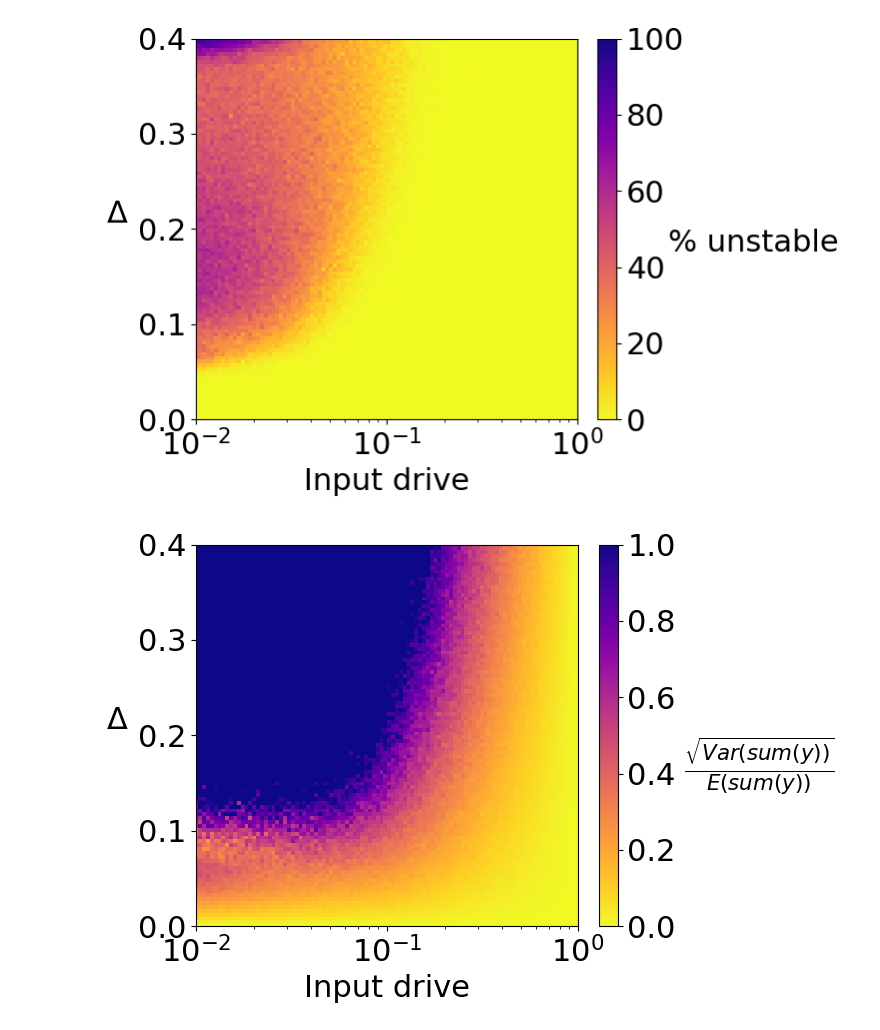
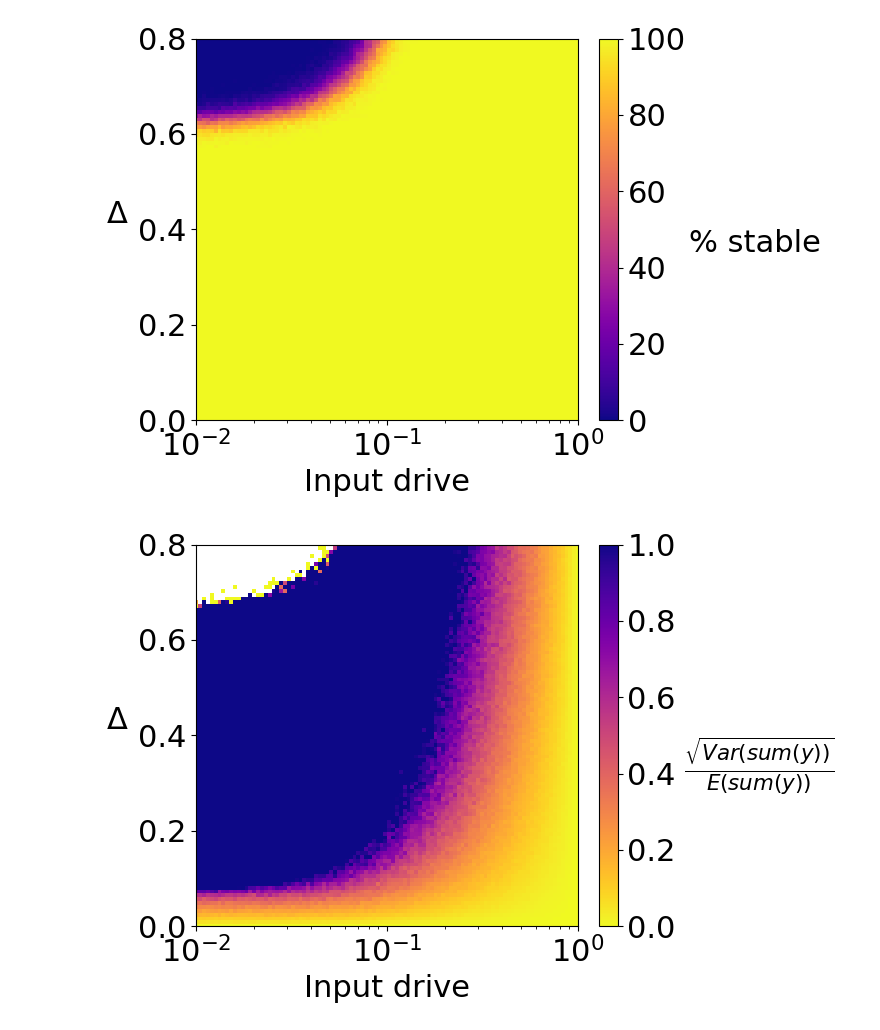
Before and after one commit to shivangrawat/perturbed_organics, a Jupyter notebook: examples/plot_phase_localized.ipynb, the cells around one changed output. Drawn from its saved outputs; the diff is of its cells as text; code cells hidden in the pictures.

Commit message:
added code for localized input

```diff
--- a/examples/plot_phase_localized.ipynb
+++ b/examples/plot_phase_localized.ipynb
@@ -16,10 +16,10 @@ import math
 cmap = 'plasma_r'
 # %%
 input_type = 'localized'
-mu = "0.1"
+mu = "0.0"
 mu_val = float(mu)
 
-folder_loc = f'/vast/sr6364/perturbed_organics/data/phase_diagram/{input_type}'
+folder_loc = f'/vast/sr6364/perturbed_organics/data/adaptive_phase_diagram/{input_type}'
 folder_name = f'{input_type}_goe_symmetric_N_100_s_100_mu_{mu}_num_delta_100_num_input_100_num_trials_250_b0_1.0_b1_1.0_phase_diagram'
 path = os.path.join(folder_loc, folder_name)
 # %%
@@ -37,9 +37,13 @@ num_trials = params['num_trials']
 delta_range = np.array(params['delta_range'])
 input_range = np.array(params['input_range'])
 # %%
-bool_stable = torch.load(os.path.join(path, f'bool_stable.pt'))
+condition = torch.load(os.path.join(path, f'condition.pt'))
 norm_fixed_point_y = torch.load(os.path.join(path, f'norm_fixed_point_y.pt'))
 actual_fixed_point_y = torch.load(os.path.join(path, f'actual_fixed_point_y.pt'))
 first_order_perturb_y = torch.load(os.path.join(path, f'first_order_perturb_y.pt'))
+# %%
+bool_stable = torch.where(condition == 2, True, False)
+bool_limit_cycle = torch.where((condition == 0) | (condition == 3), True, False)
+bool_unstable = torch.where(condition == 1, True, False)
 # %%
 # Proceed with plotting or further analysis
@@ -67,38 +74,38 @@ new_input_norm = input_range[:-num_points_to_exclude]
 # %%
 
 plt.figure(figsize=(7.5, 5))
 norm = mcolors.Normalize(vmin=0, vmax=100, clip=False)
-mesh = plt.pcolormesh(input_range, delta_range, percent_unstable, cmap=cmap, norm=norm)
+mesh = plt.pcolormesh(input_range, delta_range, percent_stable, cmap='plasma', norm=norm)
 plt.plot(new_input_norm, delta_c, color='k', linewidth=2.0, label=r'$\Delta_c$')
 
 
 plt.xscale('log')  # Ensure the axis is in log scale
 colorbar = plt.colorbar(mesh, fraction=0.046, pad=0.04)
 colorbar.ax.tick_params(labelsize=22)
-colorbar.ax.set_ylabel(r"% unstable", fontsize=22, rotation=0, labelpad=50)
+colorbar.ax.set_ylabel(r"% stable", fontsize=22, rotation=0, labelpad=50)
 plt.xlabel('Input drive', fontsize=22)
 plt.ylabel(r'$\Delta$', fontsize=22, rotation=0, labelpad=15)
 plt.gca().yaxis.set_major_locator(ticker.MaxNLocator(4))
 plt.xticks(fontsize=22)
 plt.yticks(fontsize=22)
 
 
 # Set the aspect ratio so that grid cells are square:
 ax = plt.gca()
 x_span = np.log10(input_range[-1]) - np.log10(input_range[0])
 y_span = delta_range[-1] - delta_range[0]
 ax.set_aspect(x_span / y_span, adjustable='box')
 
 plt.xlim([input_range[0], input_range[-1]])
 plt.ylim([delta_range[0], delta_range[-1]])
 
 plt.tight_layout()
-plt.savefig(f'../figures/fig4/percent_unstable_{input_type}.png', bbox_inches='tight')
-plt.savefig(f'../figures/fig4/percent_unstable_{input_type}.svg', format='svg', bbox_inches='tight', dpi=300)
-plt.savefig(f'../figures/fig4/percent_unstable_{input_type}.eps', format='eps', bbox_inches='tight', dpi=300)
+plt.savefig(f'../figures/fig4/percent_stable_{input_type}.png', bbox_inches='tight')
+plt.savefig(f'../figures/fig4/percent_stable_{input_type}.svg', format='svg', bbox_inches='tight', dpi=300)
+plt.savefig(f'../figures/fig4/percent_stable_{input_type}.eps', format='eps', bbox_inches='tight', dpi=300)
 plt.show()
 # %% [output]
-[figure, old version]
+[figure, new version]
 # %%
 plt.figure(figsize=(7.5, 5))
 
@@ -148,4 +155,4 @@ plt.savefig(f'../figures/fig4/norm_ratio_{input_type}.svg', format='svg', bbox_i
 plt.savefig(f'../figures/fig4/norm_ratio_{input_type}.eps', format='eps', bbox_inches='tight', dpi=300)
 plt.show()
 # %% [output]
-[figure, old version]
+[figure, new version]
```
Also changed, not shown: parts of 3 cells of this notebook.
